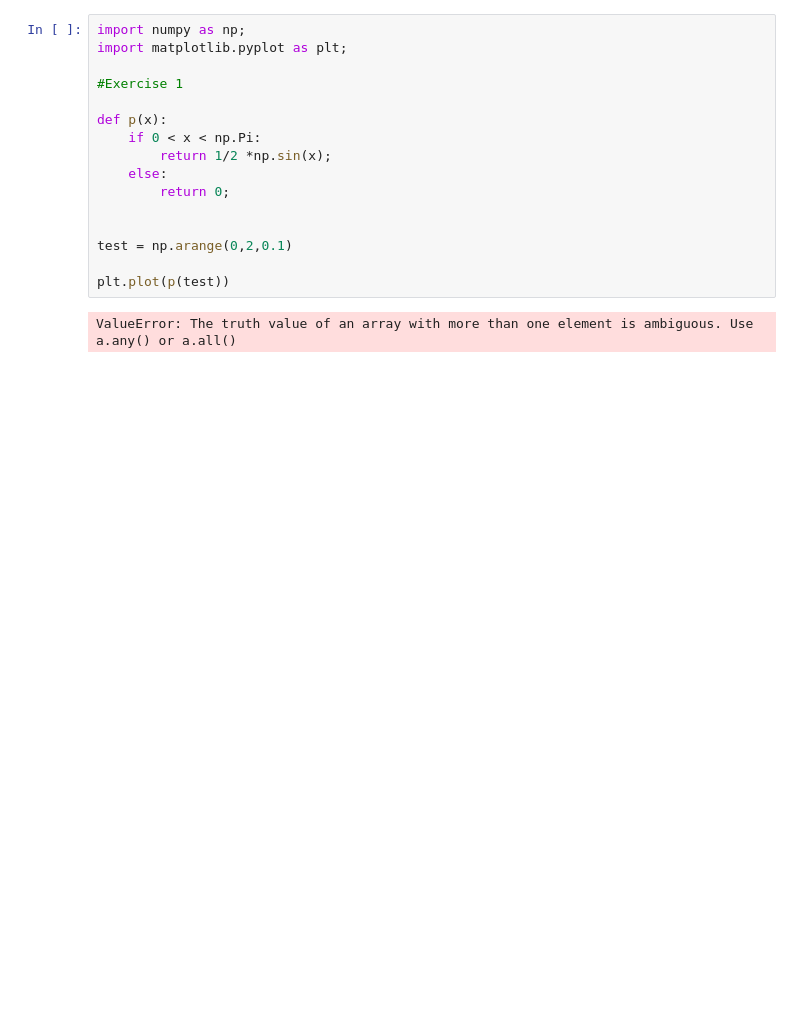
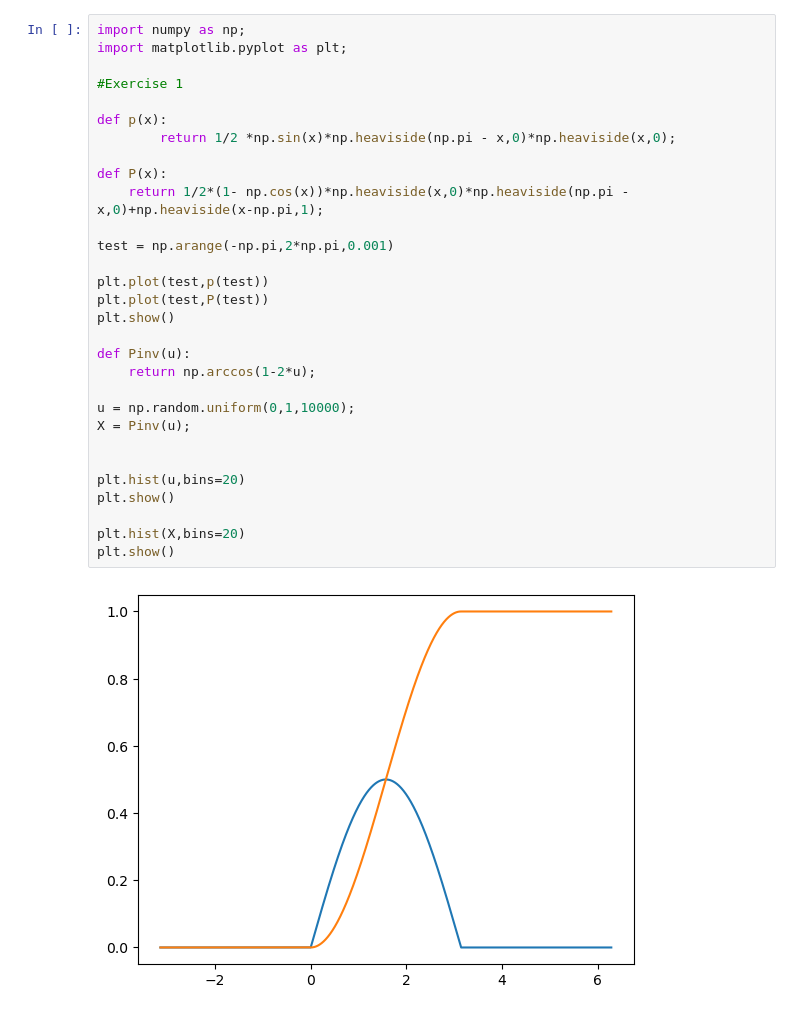
Before and after one commit to GitusHubus/Bayesian-Stats-HS2026, a Jupyter notebook: exercises_my/Week3.ipynb, the cells around one changed output. Saved outputs shown, nothing was run; the diff lists cells and outputs as text; blank space fills up the shorter version.

```diff
--- a/exercises_my/Week3.ipynb
+++ b/exercises_my/Week3.ipynb
@@ -1,18 +1,32 @@
 # %%
 import numpy as np;
 import matplotlib.pyplot as plt;
 
 #Exercise 1
 
 def p(x):
-    if 0 < x < np.Pi:
-        return 1/2 *np.sin(x);
-    else:
-        return 0;
+        return 1/2 *np.sin(x)*np.heaviside(np.pi - x,0)*np.heaviside(x,0);
+
+def P(x):
+    return 1/2*(1- np.cos(x))*np.heaviside(x,0)*np.heaviside(np.pi - x,0)+np.heaviside(x-np.pi,1);
+
+test = np.arange(-np.pi,2*np.pi,0.001)
+
+plt.plot(test,p(test))
+plt.plot(test,P(test))
+plt.show()
+
+def Pinv(u):
+    return np.arccos(1-2*u);
+
+u = np.random.uniform(0,1,10000);
+X = Pinv(u);
 
 
-test = np.arange(0,2,0.1)
+plt.hist(u,bins=20)
+plt.show()
 
-plt.plot(p(test))
+plt.hist(X,bins=20)
+plt.show()
 # %% [output]
-ValueError: The truth value of an array with more than one element is ambiguous. Use a.any() or a.all()
+[figure, added]
```
Also changed, not shown: parts of 2 cells of this notebook, 1 other file.
